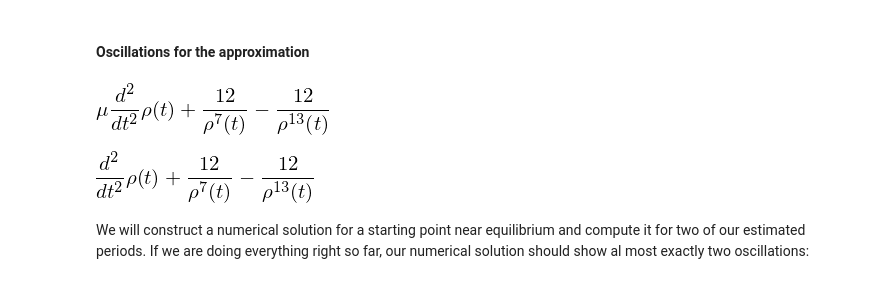
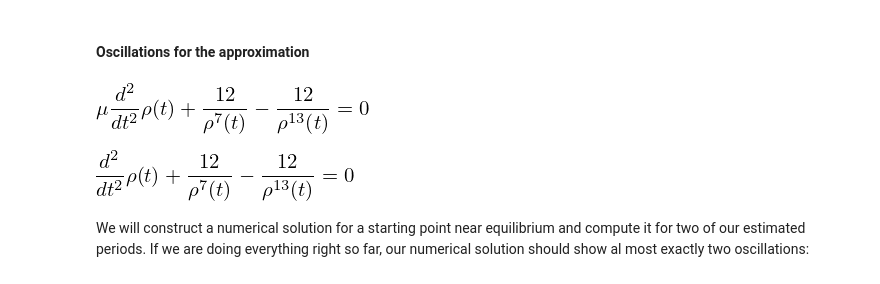
Before and after one commit to TRUMANCFY/HowPeopleLearn, a Jupyter notebook: Functions.ipynb, the cells around one changed output. Cells and saved outputs as stored; diff of their text form; code cells hidden in the pictures.

```diff
--- a/Functions.ipynb
+++ b/Functions.ipynb
@@ -112,16 +112,16 @@ cubicApproximation
 #### Oscillations for the approximation
 # %%
 t, mu = symbols("t mu")
-fEqualsMA = mu*rho(t).diff(t,2)-12/(rho(t)**13)+12/(rho(t)**7)
+fEqualsMA = Eq(mu*rho(t).diff(t,2)-12/(rho(t)**13)+12/(rho(t)**7))
 fEqualsMA
 # %% [output]
-[figure, old version]
+[figure, new version]
 # %%
 charateristicPeriod = 2*np.pi/np.sqrt(72)
 fEqualsMA = fEqualsMA.subs({mu:1})
 fEqualsMA
 # %% [output]
-[figure, old version]
+[figure, new version]
 # %% [markdown]
 We will construct a numerical solution for a starting point near equilibrium and compute it for two of our estimated periods.  If we are doing everything right so far, our numerical solution should show al
 most exactly two oscillations:
```
Also changed, not shown: parts of 11 cells of this notebook.
